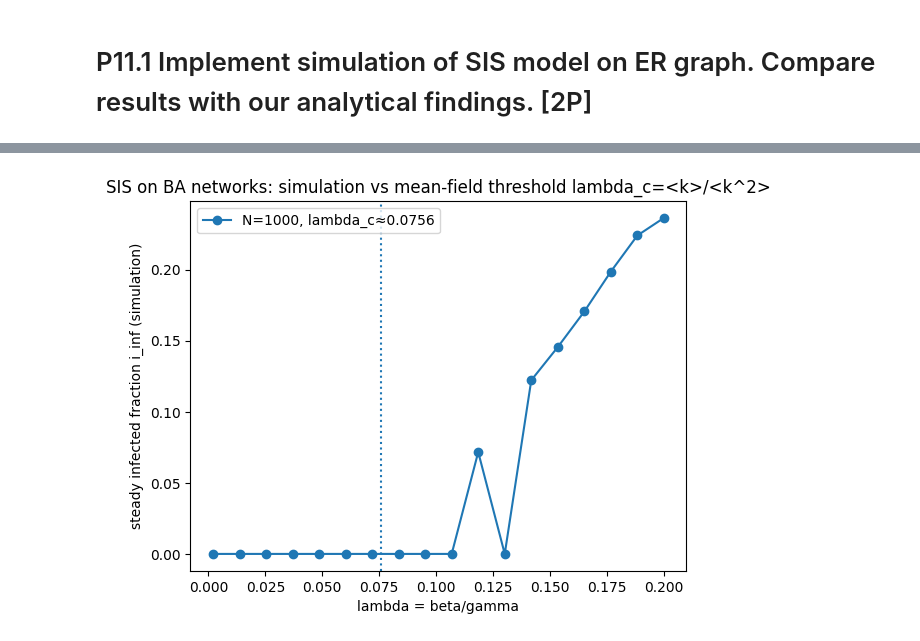
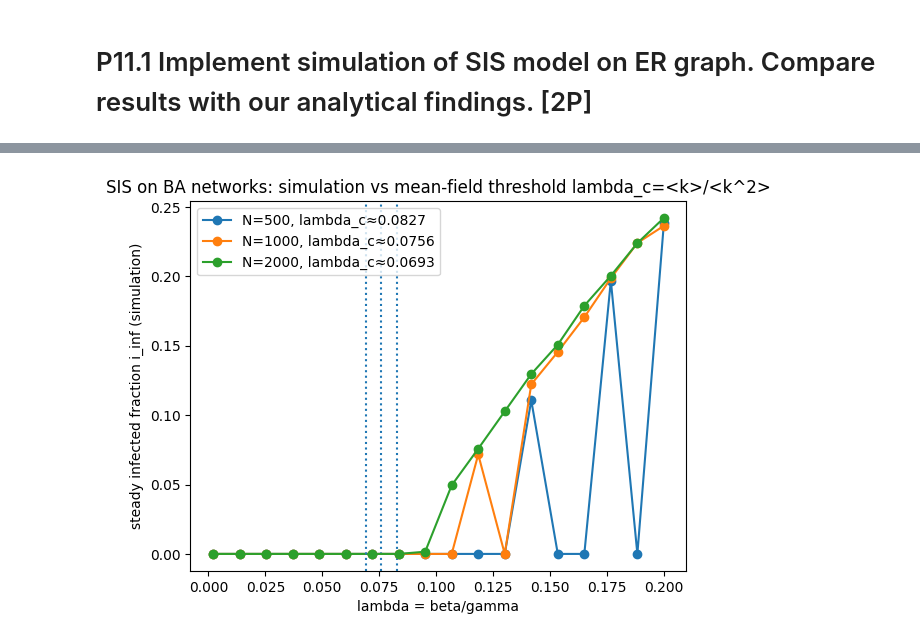
Before and after one commit to HJaczynski/Social-Networks-and-Recomendation-Systems, a Jupyter notebook: Labs/task11.ipynb, the cells around one changed output, grey strips where cells are left out. Cells and saved outputs as stored; diff of their text form; code cells hidden in the pictures.

```diff
--- a/Labs/task11.ipynb
+++ b/Labs/task11.ipynb
@@ -148,7 +148,7 @@ plt.title(f"Example trajectory (beta={beta_example:.3f}, gamma={gamma}, <k>≈{k
 plt.show()
 
 
-beta_example_2 = 0.99 * beta_c
+beta_example_2 = 0.95 * beta_c
 
 frac, steady, k_mean = run_sis_er(
     N=N, p=p, beta=beta_example_2, gamma=gamma, i0=i0,
@@ -202,34 +202,34 @@ T = 2500
 burn_in = 1500
 
 #Ns = [1000, 3000, 10000]
-Ns = [1000]
+Ns = [500, 1000, 2000]
 lambdas = np.linspace(0.002, 0.20, 18)
 
 plt.figure()
 for N in Ns:
     G = nx.barabasi_albert_graph(N, m, seed=1)
 
     deg = np.array([d for _, d in G.degree()], dtype=float)
     k_mean = deg.mean()
     k2_mean = (deg**2).mean()
     lam_c = lambda_c_from_mf(k_mean, k2_mean)
 
     sim_iinf = []
     for idx, lam in enumerate(lambdas):
         beta = lam * gamma
         _, steady, _, _ = run_sis_on_graph(
             G, beta=beta, gamma=gamma, i0=i0, T=T, burn_in=burn_in, seed=idx
         )
         sim_iinf.append(steady)
 
     plt.plot(lambdas, sim_iinf, marker="o", linestyle="-", label=f"N={N}, lambda_c≈{lam_c:.4f}")
 
     plt.axvline(lam_c, linestyle=":")
 
 plt.xlabel("lambda = beta/gamma")
 plt.ylabel("steady infected fraction i_inf (simulation)")
 plt.title("SIS on BA networks: simulation vs mean-field threshold lambda_c=<k>/<k^2>")
 plt.legend()
 plt.show()
 # %% [output]
-[figure, old version]
+[figure, new version]
```
Also changed, not shown: parts of 3 cells of this notebook.
